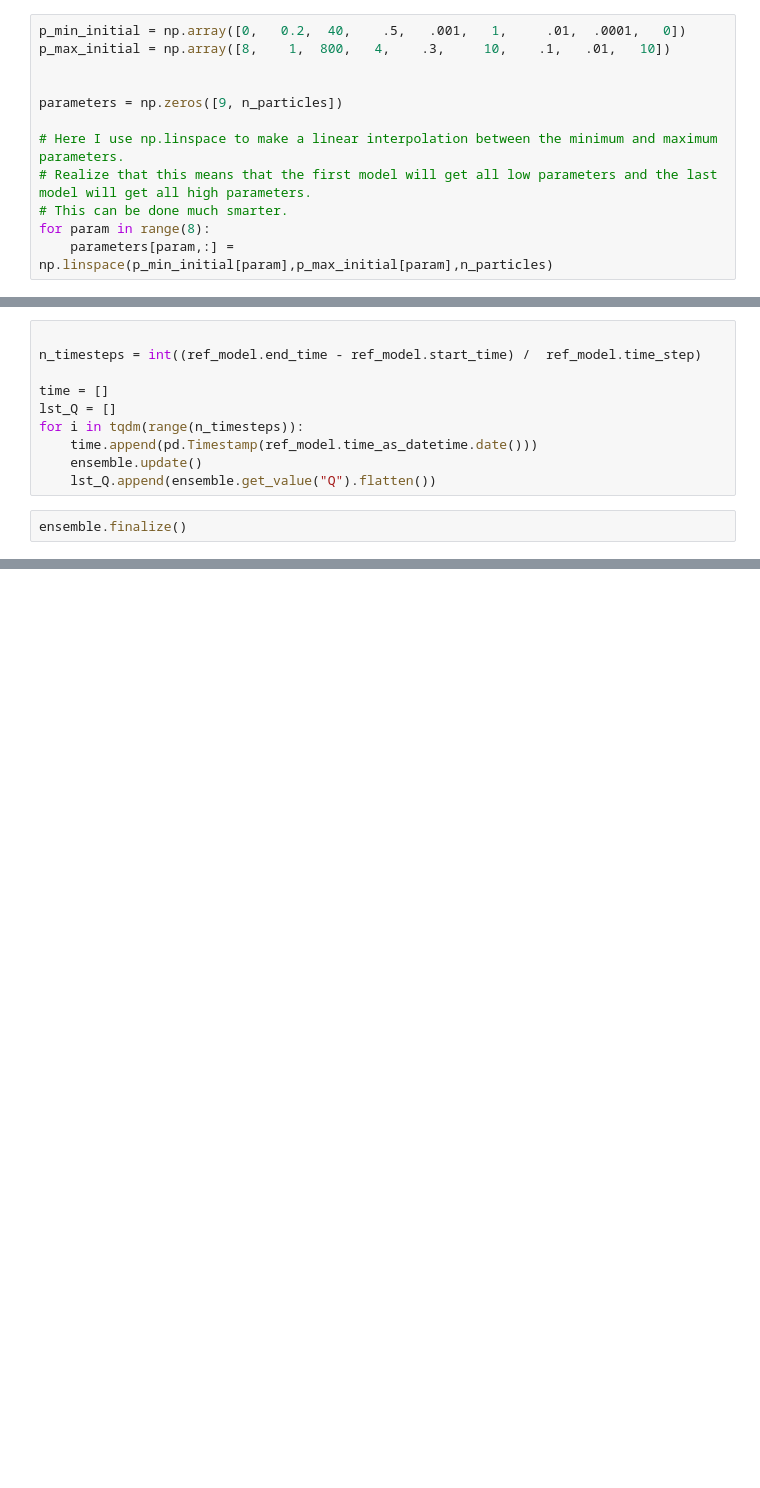
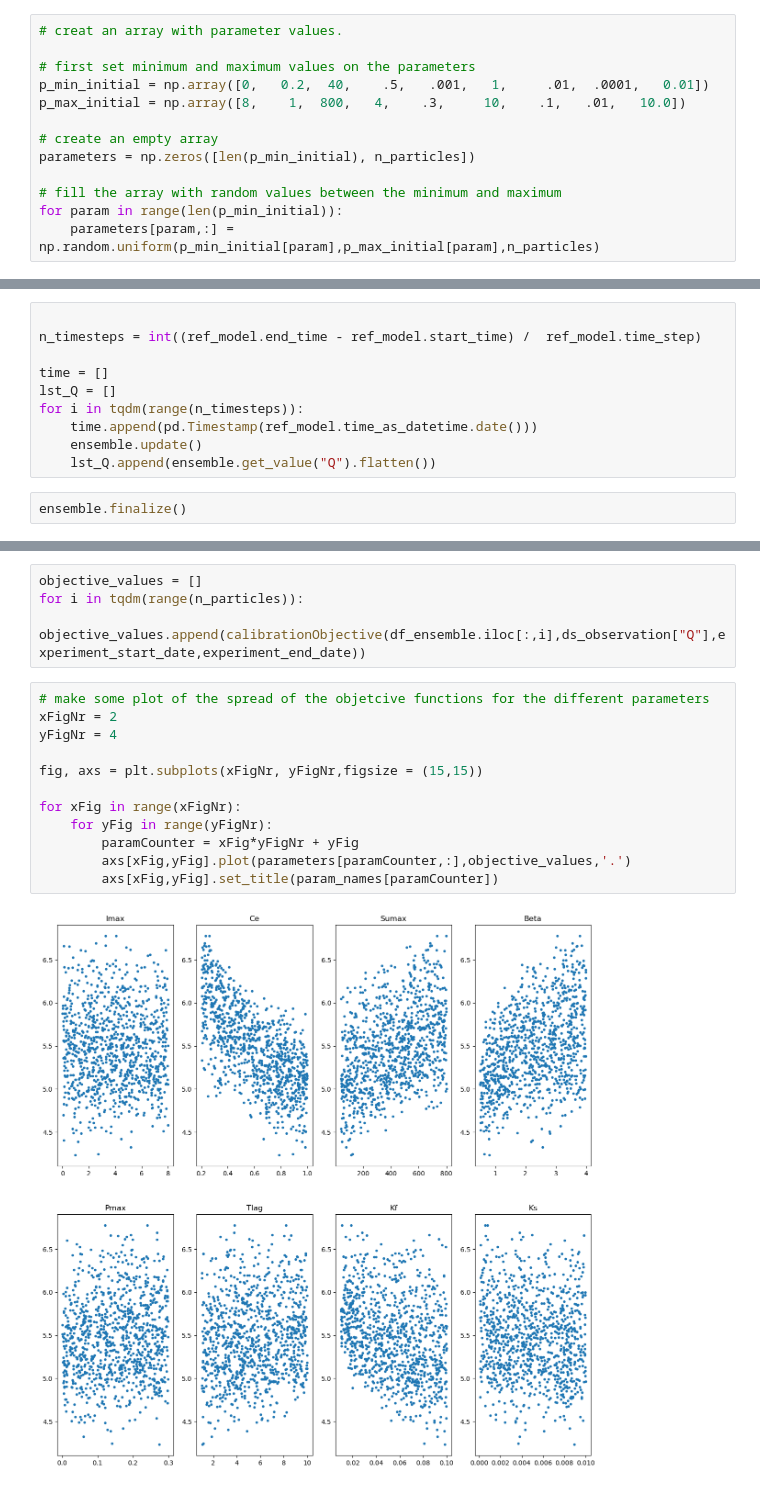
Before and after one commit to eWaterCycle/ewatercycle-hbv, a Jupyter notebook: docs/example_model_calibrate_local_HBV_camels_catchment_camels_foring.ipynb, the cells around one changed output, grey strips where cells are left out. Drawn from its saved outputs; the diff is of its cells as text; blank space fills up the shorter version.

```diff
--- a/docs/example_model_calibrate_local_HBV_camels_catchment_camels_foring.ipynb
+++ b/docs/example_model_calibrate_local_HBV_camels_catchment_camels_foring.ipynb
@@ -71,15 +93,16 @@ n_particles = 100
 # %%
-p_min_initial = np.array([0,   0.2,  40,    .5,   .001,   1,     .01,  .0001,   0])
-p_max_initial = np.array([8,    1,  800,   4,    .3,     10,    .1,   .01,   10])
+# creat an array with parameter values.
 
+# first set minimum and maximum values on the parameters
+p_min_initial = np.array([0,   0.2,  40,    .5,   .001,   1,     .01,  .0001,   0.01])
+p_max_initial = np.array([8,    1,  800,   4,    .3,     10,    .1,   .01,   10.0])
 
-parameters = np.zeros([9, n_particles])
+# create an empty array
+parameters = np.zeros([len(p_min_initial), n_particles])
 
-# Here I use np.linspace to make a linear interpolation between the minimum and maximum parameters.
-# Realize that this means that the first model will get all low parameters and the last model will get all high parameters.
-# This can be done much smarter.
-for param in range(8):
-    parameters[param,:] = np.linspace(p_min_initial[param],p_max_initial[param],n_particles)
+# fill the array with random values between the minimum and maximum
+for param in range(len(p_min_initial)):
+    parameters[param,:] = np.random.uniform(p_min_initial[param],p_max_initial[param],n_particles)
 # %%
 #print parameter names and values for first ensemble member
 param_names = ["Imax", "Ce", "Sumax", "Beta", "Pmax", "Tlag", "Kf", "Ks", "FM"]
@@ -133,0 +175,18 @@ df_ensemble = pd.DataFrame(data=Q_m_arr[:,:len(time)].T,index=time,columns=[f'pa
+# %%
+objective_values = []
+for i in tqdm(range(n_particles)):
+    objective_values.append(calibrationObjective(df_ensemble.iloc[:,i],ds_observation["Q"],experiment_start_date,experiment_end_date))
+# %%
+# make some plot of the spread of the objetcive functions for the different parameters
+xFigNr = 2
+yFigNr = 4
+
+fig, axs = plt.subplots(xFigNr, yFigNr,figsize = (15,15))
+
+for xFig in range(xFigNr):
+    for yFig in range(yFigNr):
+        paramCounter = xFig*yFigNr + yFig
+        axs[xFig,yFig].plot(parameters[paramCounter,:],objective_values,'.')
+        axs[xFig,yFig].set_title(param_names[paramCounter])
+# %% [output]
+[figure, added]
```
Also changed, not shown: parts of 25 cells of this notebook.
